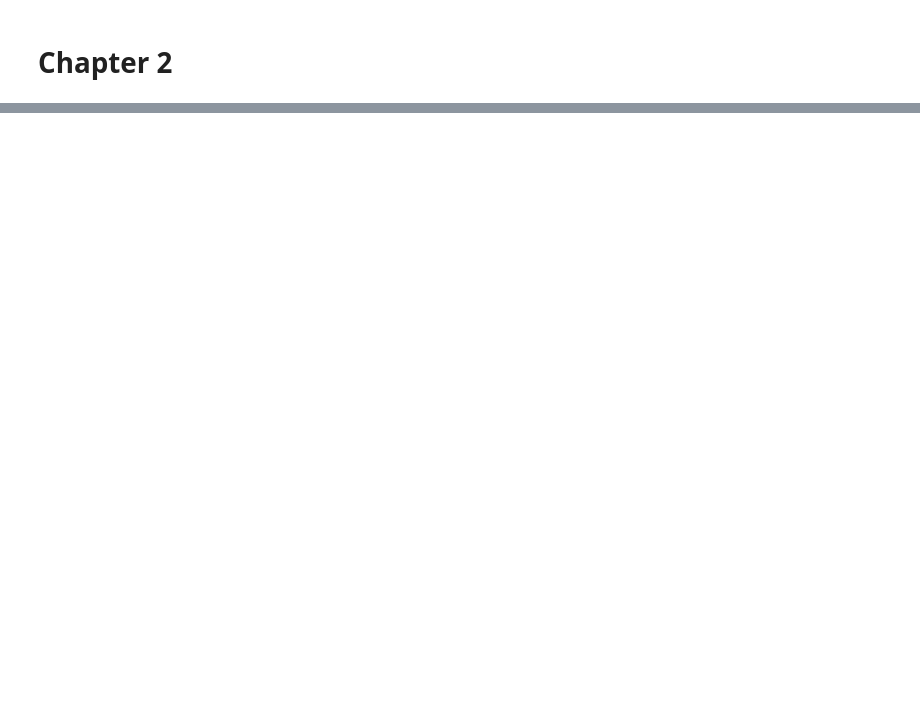
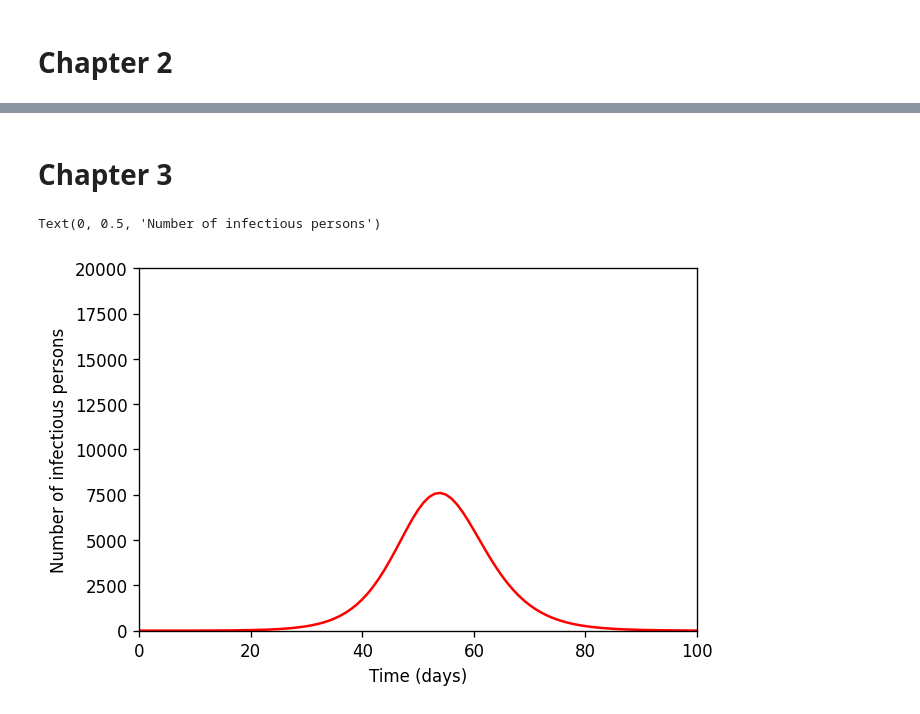
Before and after one commit to monash-emu/summer, a Jupyter notebook: docs/vynnycky_white/model_2_1.ipynb, the cells around one changed output, grey strips where cells are left out. Drawn from its saved outputs; the diff is of its cells as text; code cells hidden in the pictures; blank space fills up the shorter version.

Commit message:
Mid-way through Chapter 3

```diff
--- a/docs/vynnycky_white/model_2_1.ipynb
+++ b/docs/vynnycky_white/model_2_1.ipynb
@@ -135,0 +140,13 @@ right_ax.set_ylim((0, 1e4))
+# %% [markdown]
+# Chapter 3
+# %%
+# No more analysis needed, straight to plotting
+fig, ax = plt.subplots(1, 1, dpi=120)
+ax.plot(seir_model.times, seir_model.outputs.T[2], color="red")
+ax.set_xlim(0, 1e2)
+ax.set_ylim((0, 2e4))
+ax.set_xlabel("Time (days)")
+ax.set_ylabel("Number of infectious persons")
+# %% [output]
+Text(0, 0.5, 'Number of infectious persons')
+[figure, added]
```
Also changed, not shown: parts of 2 cells of this notebook.
